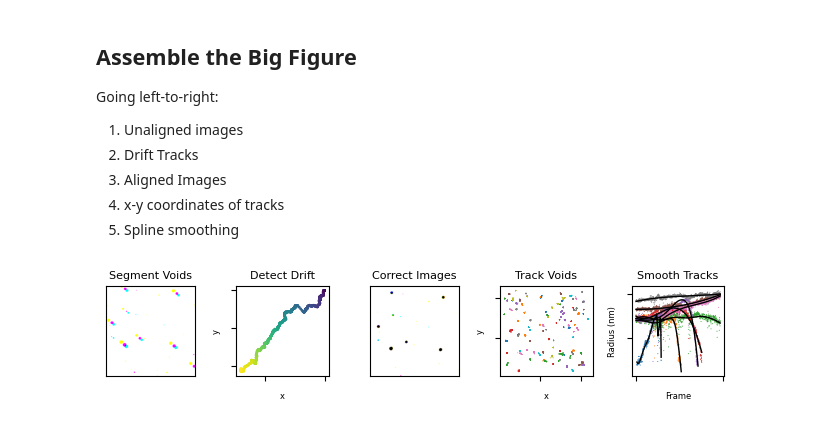
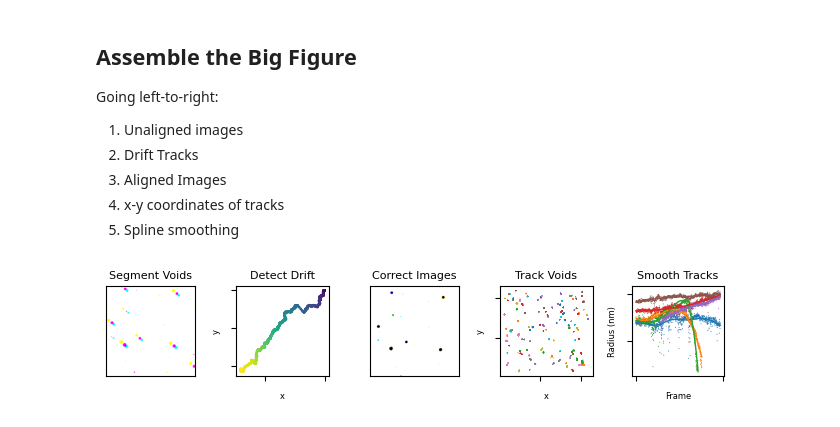
Before and after one commit to ivem-argonne/learning-damage-dynamics, a Jupyter notebook: explanation-figures/0_illustrate-workflow.ipynb, the cells around one changed output. Drawn from its saved outputs; the diff is of its cells as text; code cells hidden in the pictures.

```diff
--- a/explanation-figures/0_illustrate-workflow.ipynb
+++ b/explanation-figures/0_illustrate-workflow.ipynb
@@ -85,33 +85,33 @@ ax = axs[3]
 for gid, group in tracks.query('total_frames > 32').sample(128).iterrows():
     pos = np.array(group['positions'])
     ax.scatter(pos[:, 0], pos[:, 1], s=0.5, ec='none')
 ax.set_xticklabels([])
 ax.set_yticklabels([])
 
 ax.set_xlabel('x', fontsize=label_size)
 ax.set_ylabel('y', fontsize=label_size)
 
 # Plot the radius splines
 ax = axs[4]
-for gid, void in tracks.query('total_frames > 32').sort_values('max_radius').tail(8).iterrows():
+for gid, void in tracks.query('total_frames > 32').sort_values('max_radius').tail(6).iterrows():
     x = np.arange(void['total_frames']) + void['start_frame']
     spline = UnivariateSpline(x, void['radii'])
     ax.scatter(x, np.array(void['radii']) * pixel_size, s=0.5, edgecolor='none')
-    ax.plot(x, spline(x) * pixel_size, 'k-', lw=1)
+    ax.plot(x, spline(x) * pixel_size, '-', lw=1)
 
 ax.set_xticklabels([])
 ax.set_yticklabels([])
 
 ax.set_xlabel('Frame', fontsize=label_size)
 ax.set_ylabel('Radius (nm)', fontsize=label_size)
 
 
 # Add the titles
 for ax, t in zip(axs, ['Segment Voids', 'Detect Drift', 'Correct Images', 'Track Voids', 'Smooth Tracks']):
     ax.set_title(t, fontsize=8)
 
 
 fig.tight_layout()
 fig.savefig('figures/image-pipeline.png', dpi=320)
 # %% [output]
-[figure, old version]
+[figure, new version]
```
Also changed, not shown: 5 other files.
